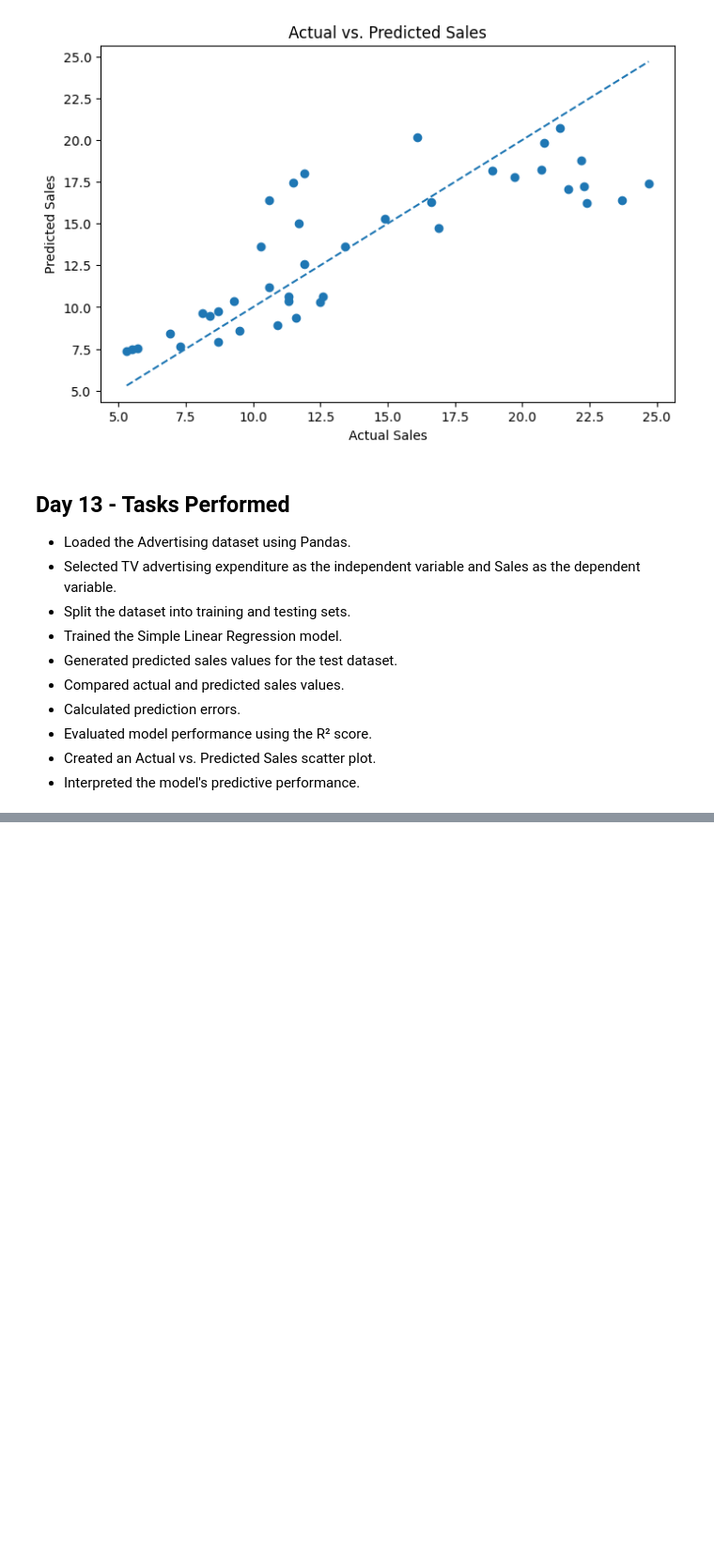
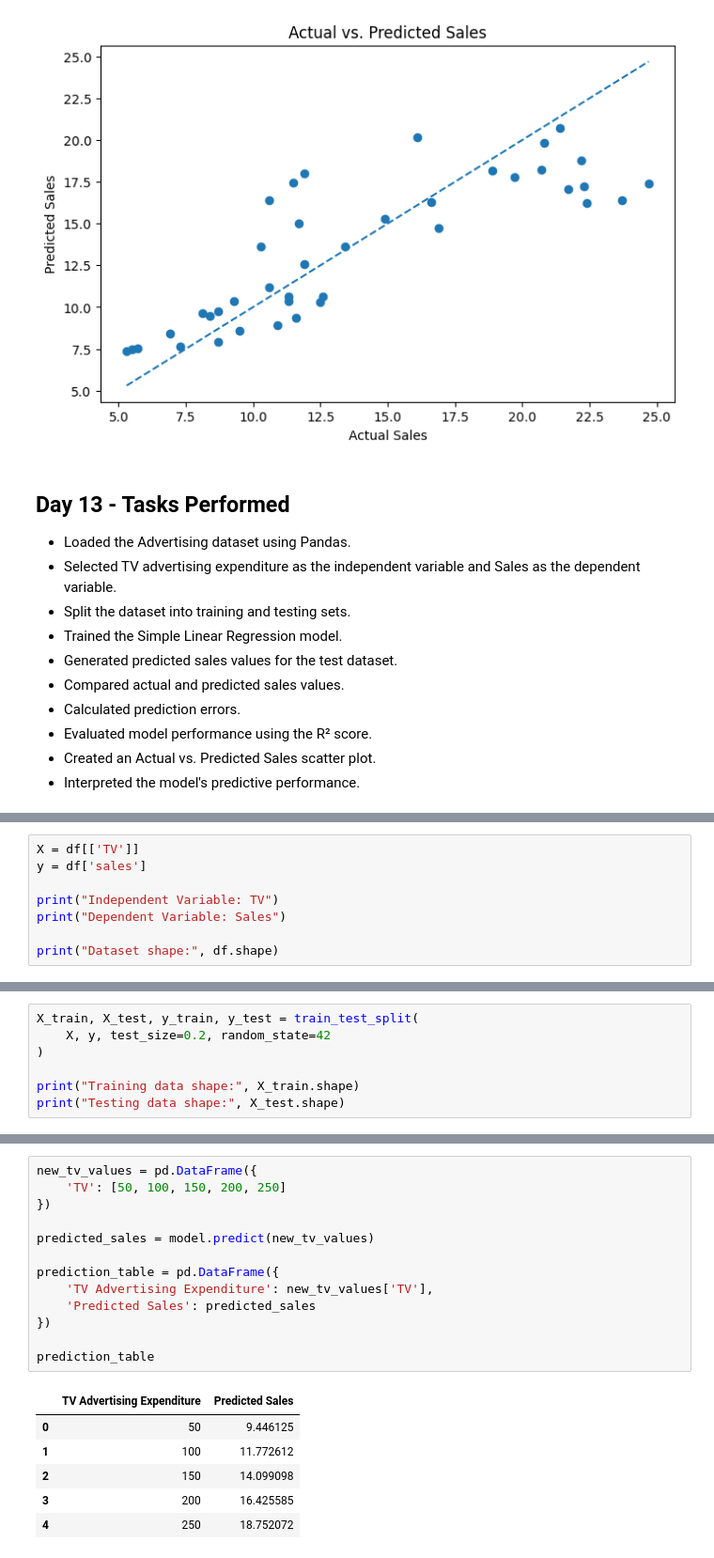
Before and after one commit to shreeshreeya69-crypto/simple-linear-regression-ybi, a Jupyter notebook: Simple_Linear_Regression_YBI.ipynb, the cells around one changed output, grey strips where cells are left out. Shown at 94% size. Drawn from its saved outputs; the diff is of its cells as text; blank space fills up the shorter version.

```diff
--- a/Simple_Linear_Regression_YBI.ipynb
+++ b/Simple_Linear_Regression_YBI.ipynb
@@ -1408,0 +1431,8 @@ plt.show()
+# %%
+X = df[['TV']]
+y = df['sales']
+
+print("Independent Variable: TV")
+print("Dependent Variable: Sales")
+
+print("Dataset shape:", df.shape)
@@ -1408,0 +1443,7 @@ plt.show()
+# %%
+X_train, X_test, y_train, y_test = train_test_split(
+    X, y, test_size=0.2, random_state=42
+)
+
+print("Training data shape:", X_train.shape)
+print("Testing data shape:", X_test.shape)
@@ -1408,0 +1476,20 @@ plt.show()
+# %%
+new_tv_values = pd.DataFrame({
+    'TV': [50, 100, 150, 200, 250]
+})
+
+predicted_sales = model.predict(new_tv_values)
+
+prediction_table = pd.DataFrame({
+    'TV Advertising Expenditure': new_tv_values['TV'],
+    'Predicted Sales': predicted_sales
+})
+
+prediction_table
+# %% [output]
+|  | TV Advertising Expenditure | Predicted Sales |
+| 0 | 50 | 9.446125 |
+| 1 | 100 | 11.772612 |
+| 2 | 150 | 14.099098 |
+| 3 | 200 | 16.425585 |
+| 4 | 250 | 18.752072 |
```
Also changed, not shown: parts of 8 cells of this notebook.
